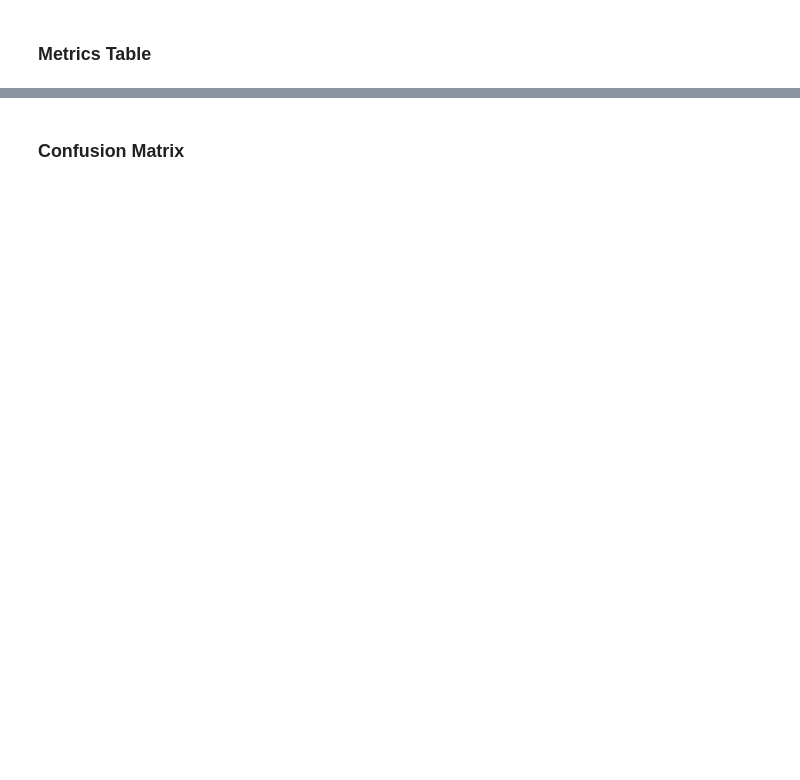
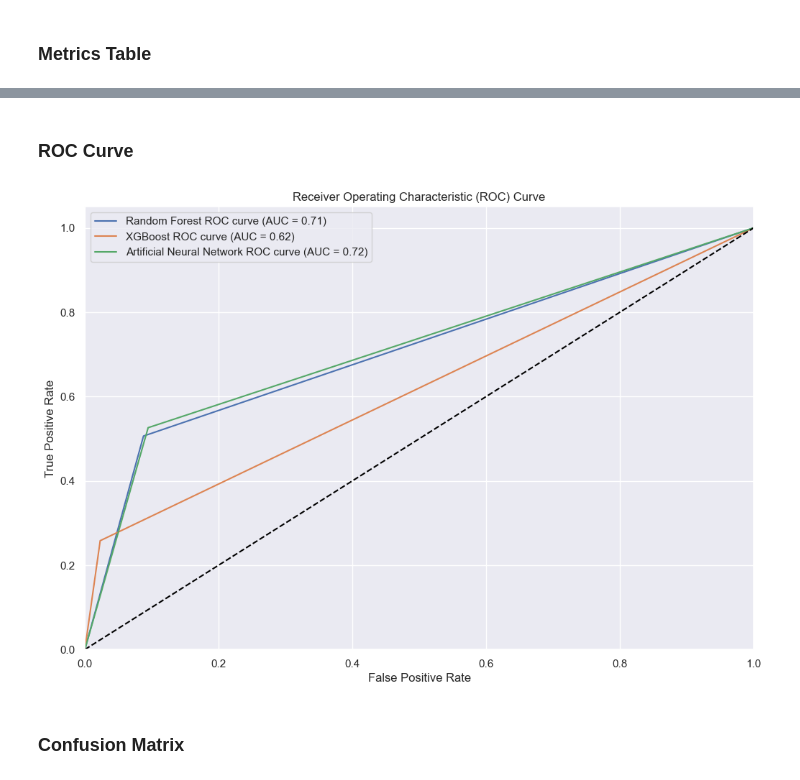
Before and after one commit to itssingh14/customer_churn_prediction, a Jupyter notebook: codes/Main.ipynb, the cells around one changed output, grey strips where cells are left out. Drawn from its saved outputs; the diff is of its cells as text; code cells hidden in the pictures; blank space fills up the shorter version.

```diff
--- a/codes/Main.ipynb
+++ b/codes/Main.ipynb
@@ -735,9 +727,11 @@ model.fit(X_train_scaled, y_train)
 y_pred = model.predict(X_test_scaled)
 
 #metrics
-model_accuracy = accuracy_score(y_pred, y_test)
-model_precision = precision_score(y_pred, y_test)
-model_recall = recall_score(y_pred, y_test)
-model_cm = confusion_matrix(y_pred, y_test)
+model_accuracy = accuracy_score(y_pred=y_pred, y_true=y_test)
+model_precision = precision_score(y_pred=y_pred, y_true=y_test)
+model_recall = recall_score(y_pred=y_pred, y_true=y_test)
+model_cm = confusion_matrix(y_pred=y_pred, y_true=y_test)
+model_roc_auc = roc_auc_score(y_score=y_pred, y_true=y_test)
+model_fpr, model_tpr, _ = roc_curve(y_score=y_pred, y_true=y_test)
 model_accuracy
 # %% [output]
@@ -760,9 +754,11 @@ xgb.fit(X_train_scaled, y_train, eval_set=[(X_test_scaled, y_test)], verbose=Fal
 y_pred = xgb.predict(X_test_scaled)
 
 #metrics
-xgb_accuracy = accuracy_score(y_pred, y_test) *100
-xgb_precision = precision_score(y_pred, y_test)
-xgb_recall = recall_score(y_pred, y_test)
-xgb_cm = confusion_matrix(y_pred, y_test)
+xgb_accuracy = accuracy_score(y_pred=y_pred, y_true=y_test) *100
+xgb_precision = precision_score(y_pred=y_pred, y_true=y_test)
+xgb_recall = recall_score(y_pred=y_pred, y_true=y_test)
+xgb_cm = confusion_matrix(y_pred=y_pred, y_true=y_test)
+xgb_roc_auc = roc_auc_score(y_score=y_pred, y_true=y_test)
+xgb_fpr, xgb_tpr, _ = roc_curve(y_score=y_pred, y_true=y_test)
 xgb_accuracy
 # %% [output]
@@ -789,10 +785,12 @@ ann.fit(X_train, y_train, epochs=50, batch_size=32)
 y_pred = ann.predict(X_test) > 0.5
 
 #metrics
-ann_accuracy = accuracy_score(y_pred, y_test) * 100
-ann_precision = precision_score(y_pred, y_test)
-ann_recall = recall_score(y_pred, y_test)
-ann_cm = confusion_matrix(y_pred, y_test)
+ann_accuracy = accuracy_score(y_pred=y_pred, y_true=y_test) * 100
+ann_precision = precision_score(y_pred=y_pred, y_true=y_test)
+ann_recall = recall_score(y_pred=y_pred, y_true=y_test)
+ann_cm = confusion_matrix(y_pred=y_pred, y_true=y_test)
+ann_roc_auc = roc_auc_score(y_score=y_pred, y_true=y_test)
+ann_fpr, ann_tpr, _ = roc_curve(y_score=y_pred, y_true=y_test)
 ann_accuracy
 # %% [output]
 Epoch 1/50
@@ -840,3 +838,21 @@ print(table)
+# %% [markdown]
+### ROC Curve
+# %%
+plt.figure(figsize=(12, 8))
+plt.plot(model_fpr, model_tpr, label='Random Forest ROC curve (AUC = %0.2f)' % model_roc_auc)
+plt.plot(xgb_fpr, xgb_tpr, label='XGBoost ROC curve (AUC = %0.2f)' % xgb_roc_auc)
+plt.plot(ann_fpr, ann_tpr, label='Artificial Neural Network ROC curve (AUC = %0.2f)' % ann_roc_auc)
+plt.plot([0, 1], [0, 1], color='black', linestyle='--')
+plt.xlim([0.0, 1.0])
+plt.ylim([0.0, 1.05])
+plt.xlabel('False Positive Rate')
+plt.ylabel('True Positive Rate')
+plt.title('Receiver Operating Characteristic (ROC) Curve')
+plt.legend(loc="best")
+#plt.savefig("../Graphs/ROC AUC")
+plt.show()
+# %% [output]
+[figure, added]
 # %% [markdown]
 ### Confusion Matrix
 # %%
```
Also changed, not shown: parts of 16 cells of this notebook.
